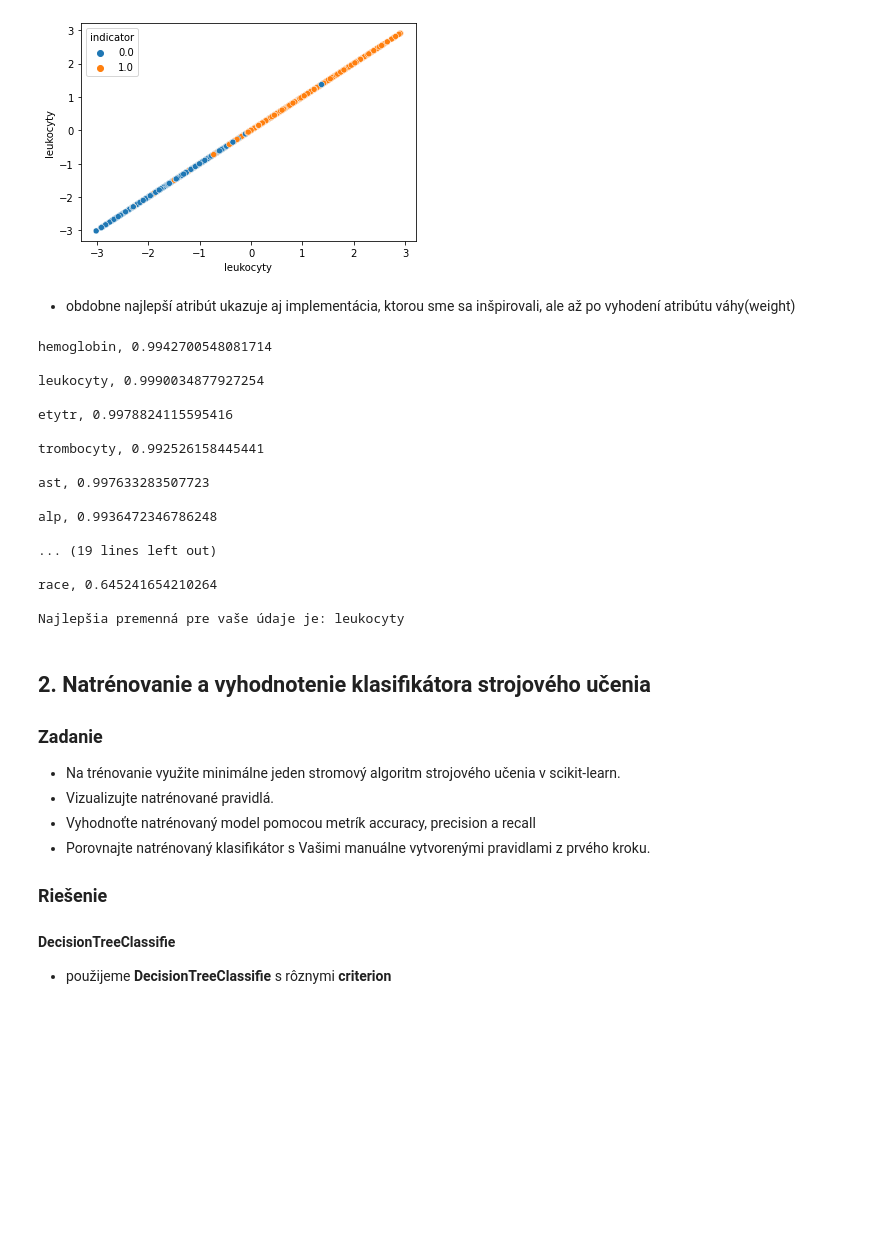
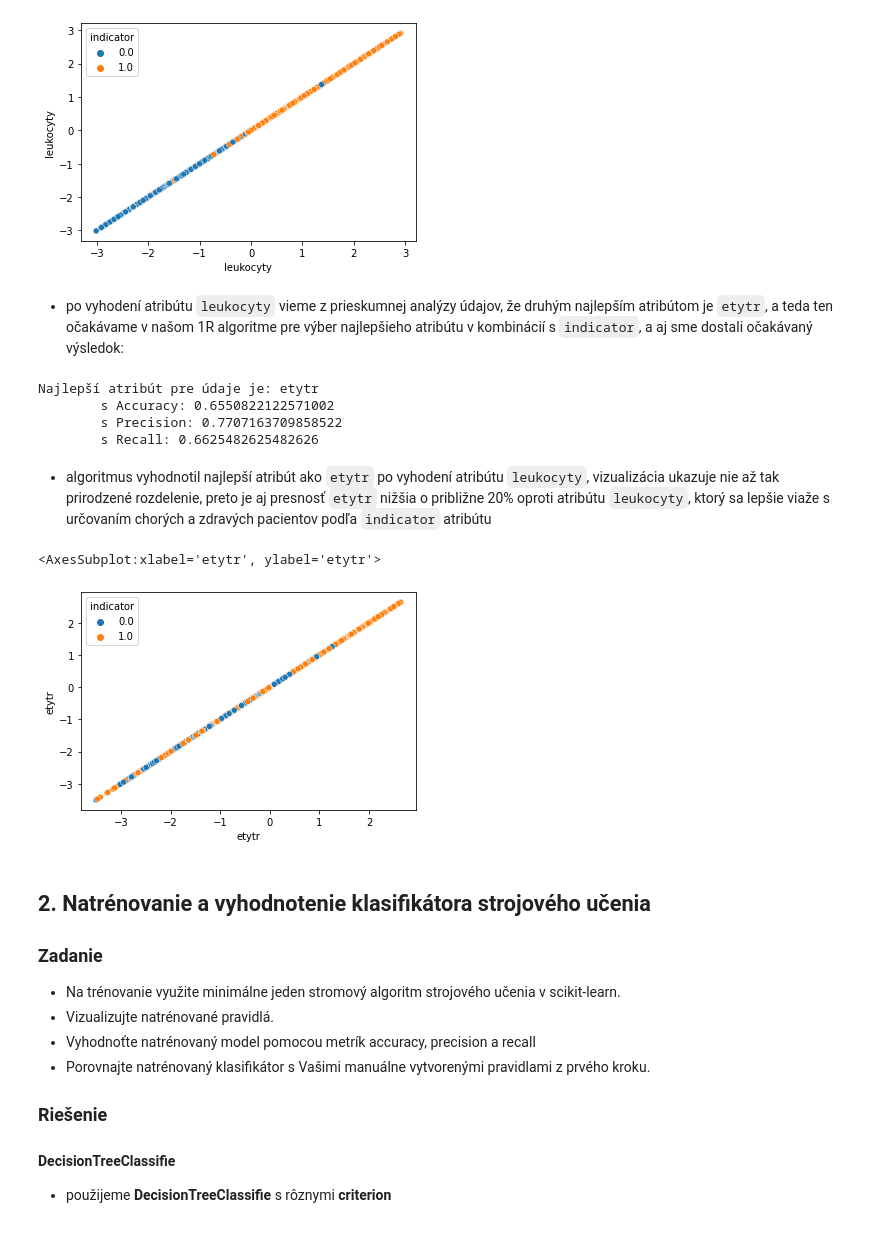
Before and after one commit to Matovic/Chronic-Lymphocytic-Leukemia, a Jupyter notebook: src/3_machine_learning/3-ML.ipynb, the cells around one changed output. Drawn from its saved outputs; the diff is of its cells as text; code cells hidden in the pictures; blank space fills up the shorter version.

```diff
--- a/src/3_machine_learning/3-ML.ipynb
+++ b/src/3_machine_learning/3-ML.ipynb
@@ -365,34 +393,26 @@ sns.scatterplot(y="leukocyty", x="leukocyty", hue="indicator", data=df_train)
 # %% [output]
 <AxesSubplot:xlabel='leukocyty', ylabel='leukocyty'>
 [figure]
-# %% [markdown]
- - obdobne najlepší atribút ukazuje aj implementácia, ktorou sme sa inšpirovali, ale až po vyhodení atribútu váhy(weight)
-# %%
-prepared_dataset = df_train.drop(['indicator'],axis='columns')
-prepared_dataset = prepared_dataset.drop(['weight'],axis='columns')
-
-clf_custom = OneR()
-clf_custom.fit(prepared_dataset, df_train['indicator'])
-
-print(clf_custom)
-# %% [output]
-hemoglobin, 0.9942700548081714
-
-leukocyty, 0.9990034877927254
-
-etytr, 0.9978824115595416
-
-trombocyty, 0.992526158445441
-
-ast, 0.997633283507723
-
-alp, 0.9936472346786248
-
-... (19 lines left out)
-
-race, 0.645241654210264
-
-Najlepšia premenná pre vaše údaje je: leukocyty
+# %% [markdown]
+ - po vyhodení atribútu `leukocyty` vieme z prieskumnej analýzy údajov, že druhým najlepším atribútom je `etytr`, a teda ten očakávame v našom 1R algoritme pre výber najlepšieho atribútu v kombinácií s `indicator`, a aj sme dostali očakávaný výsledok:
+# %%
+df_no_leukocyty = df_train.drop(['leukocyty'],axis='columns')
+oneRObject_no_leukocyty = OneRBestAtribute()
+oneRObject_no_leukocyty.fit(df_no_leukocyty)
+
+print(oneRObject_no_leukocyty)
+# %% [output]
+Najlepší atribút pre údaje je: etytr
+        s Accuracy: 0.6550822122571002
+        s Precision: 0.7707163709858522
+        s Recall: 0.6625482625482626
+# %% [markdown]
+ - algoritmus vyhodnotil najlepší atribút ako `etytr` po vyhodení atribútu `leukocyty`, vizualizácia ukazuje nie až tak prirodzené rozdelenie, preto je aj presnosť `etytr` nižšia o približne 20% oproti atribútu `leukocyty`, ktorý sa lepšie viaže s určovaním chorých a zdravých pacientov podľa `indicator` atribútu
+# %%
+sns.scatterplot(y="etytr", x="etytr", hue="indicator", data=df_train)
+# %% [output]
+<AxesSubplot:xlabel='etytr', ylabel='etytr'>
+[figure, added]
 # %% [markdown]
 ## 2. Natrénovanie a vyhodnotenie klasifikátora strojového učenia
 
```
Also changed, not shown: parts of 15 cells of this notebook, 2 other files.
